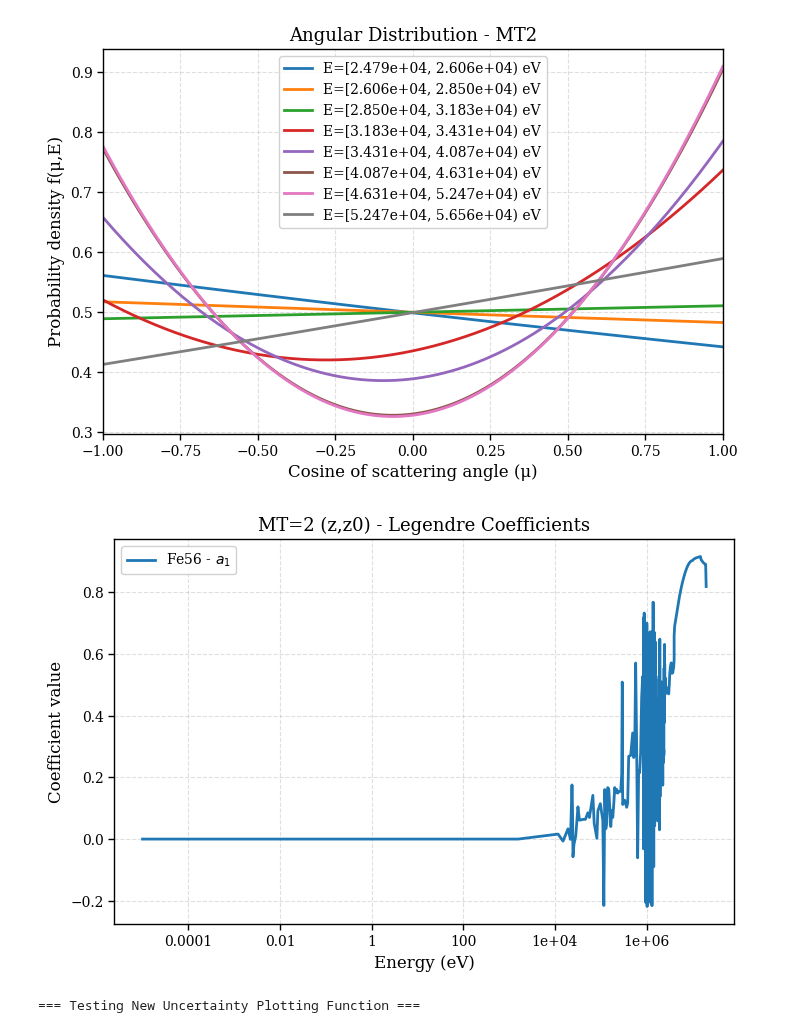
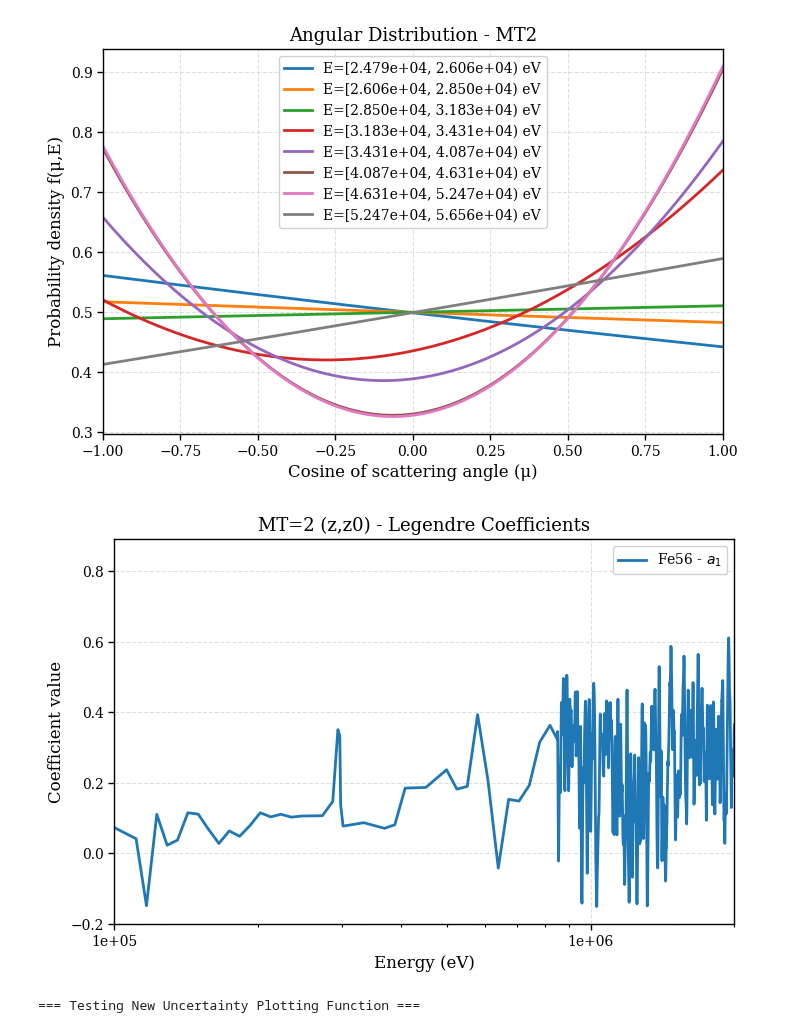
Before and after one commit to monleon96/kika, a Jupyter notebook: mcnpy/endf/classes/mf4/test_plot.ipynb, the cells around one changed output. Cells and saved outputs as stored; diff of their text form; code cells hidden in the pictures.

```diff
--- a/mcnpy/endf/classes/mf4/test_plot.ipynb
+++ b/mcnpy/endf/classes/mf4/test_plot.ipynb
@@ -89,14 +100,15 @@ plot_angular_distribution(mf4mt2, energy_indices=(8,15), data_type='legendre', s
 [figure]
 # %%
 fig = plot_legendre_coefficients_from_endf(
-    endf01,
+    endf,
     mt=2,
     orders=[1],
     style='default',
     include_uncertainties=False,
+    energy_range=(1e5, 2e6)
 )
 # %% [output]
-[figure, old version]
+[figure, new version]
 # %%
 from mcnpy.endf.classes.mf4.plotting import plot_legendre_coefficient_uncertainties_from_endf
 # %%
```
Also changed, not shown: parts of 2 cells of this notebook, 35 other files.
